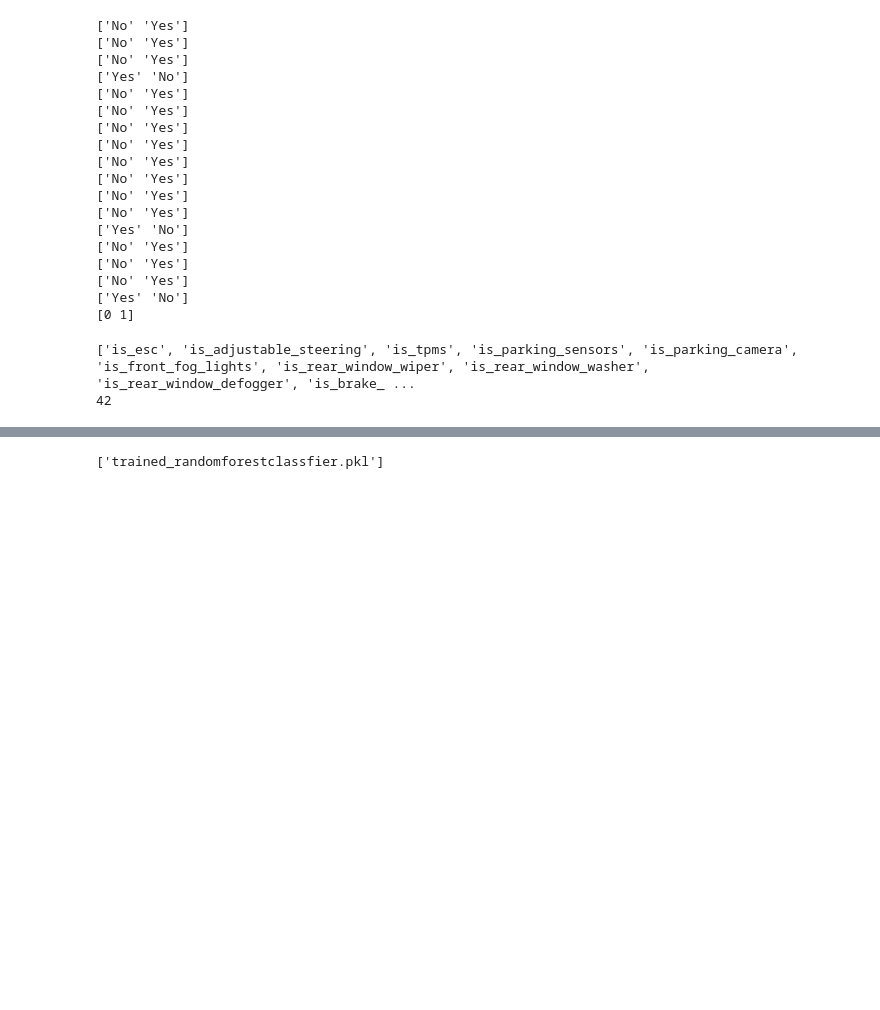
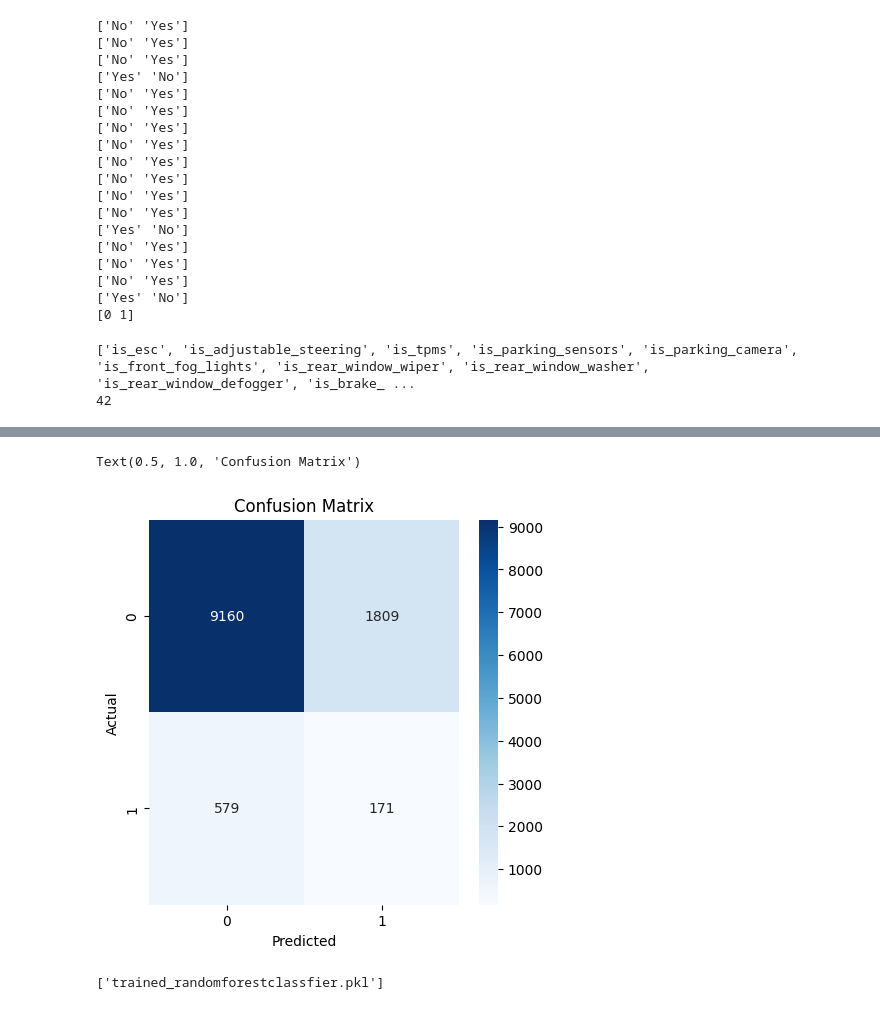
Before and after one commit to michael-0907/tibami, a Jupyter notebook: kaggle_car_insurance.ipynb, the cells around one changed output, grey strips where cells are left out. Cells and saved outputs as stored; diff of their text form; code cells hidden in the pictures; blank space fills up the shorter version.

```diff
--- a/kaggle_car_insurance.ipynb
+++ b/kaggle_car_insurance.ipynb
@@ -241,0 +252,18 @@ display(y_train.shape, y_test.shape)
+# %%
+# 執行測試集及訓練集的預處理擬合及轉換
+X_train_preprocessed = preprocessor.fit_transform(X_train)
+X_test_preprocessed = preprocessor.transform(X_test)
+display(X_train_preprocessed.shape, X_test_preprocessed.shape)
+
+# # 取得有經過ohe編碼的類別名稱，返回的是numpy一維組組
+# ohe_feature = list(preprocessor.named_transformers_["cat"].get_feature_names_out())
+# print(ohe_feature)
+# # 整合重組回dataframe
+# all_feature_name = binary_feature + unchanged_feature + frequency_feature + num_feature + ohe_feature
+# X_train_preprocessed_df = pd.DataFrame(X_train_preprocessed, columns=all_feature_name)
+# X_test_preprocessed_df = pd.DataFrame(X_test_preprocessed, columns=all_feature_name)
+
+# display(X_train_preprocessed_df.head(3))
+# display(X_train_preprocessed_df.shape)
+# display(X_test_preprocessed_df.shape)
+# X_train_preprocessed_df.info()
@@ -241,0 +273,10 @@ display(y_train.shape, y_test.shape)
+# %%
+# SMOTE 之前的類別分佈
+print("SMOTE 之前類別分佈:", Counter(y_train))
+
+# 使用 SMOTE 進行過採樣
+smote = SMOTE(random_state=42)
+X_train_smote, y_train_smote = smote.fit_resample(X_train_preprocessed, y_train)
+
+# SMOTE 之後的類別分佈
+print("SMOTE 之後類別分佈:", Counter(y_train_smote))
@@ -241,0 +286,4 @@ display(y_train.shape, y_test.shape)
+# %%
+# 訓練模型
+model_smote = RandomForestClassifier(random_state=42)
+model_smote.fit(X_train_smote, y_train_smote)
@@ -241,0 +292,3 @@ display(y_train.shape, y_test.shape)
+# %%
+# 測試模型
+y_smote_pred = model_smote.predict(X_test_preprocessed)
@@ -242,3 +310,14 @@ display(y_train.shape, y_test.shape)
+# %%
+cm = confusion_matrix(y_test, y_smote_pred)
+
+plt.figure(figsize=(5,5))
+sns.heatmap(cm, annot=True, fmt='d', cmap='Blues', xticklabels=["0", "1"], yticklabels=["0", "1"])
+plt.xlabel("Predicted")
+plt.ylabel("Actual")
+plt.title("Confusion Matrix")
+# %% [output]
+Text(0.5, 1.0, 'Confusion Matrix')
+[figure, added]
 # %%
 # 對訓練集數據進行擬合產生模型並儲存模型
 model.fit(X_train, y_train)
```
Also changed, not shown: parts of 12 cells of this notebook.
